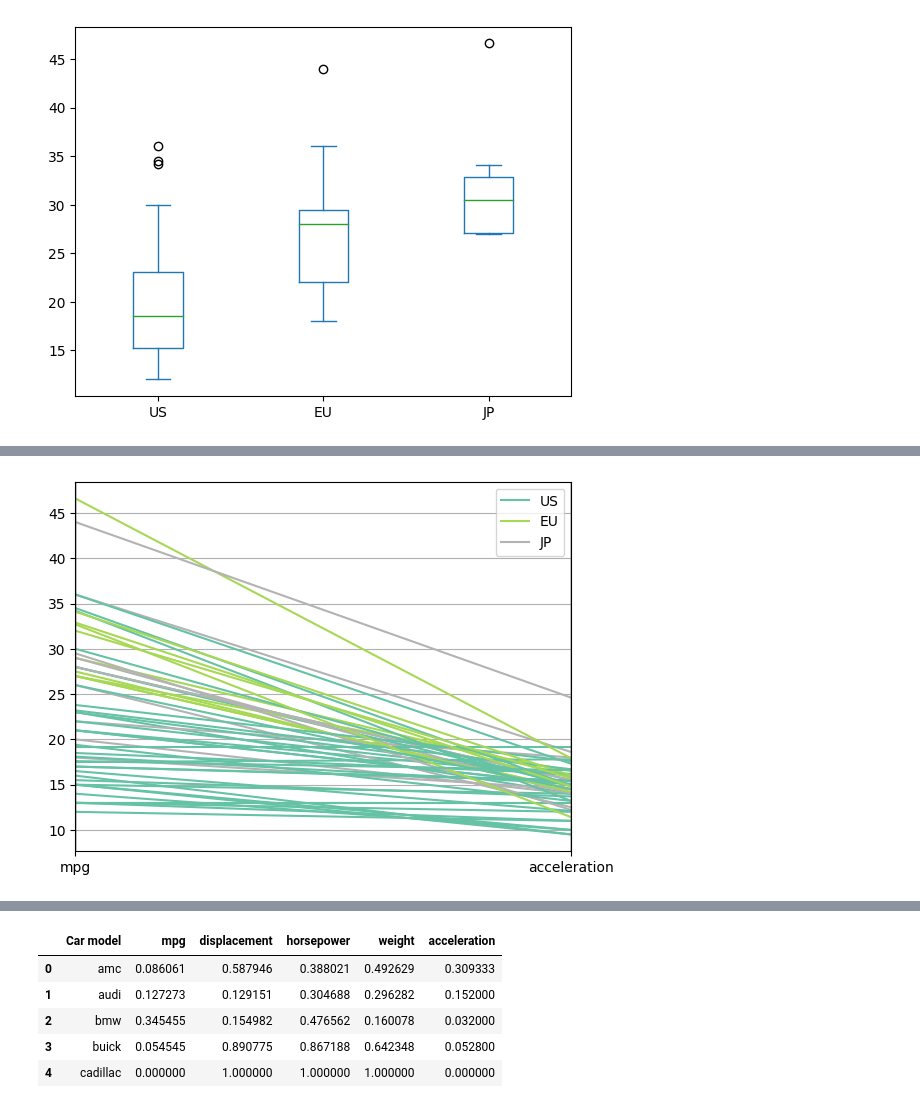
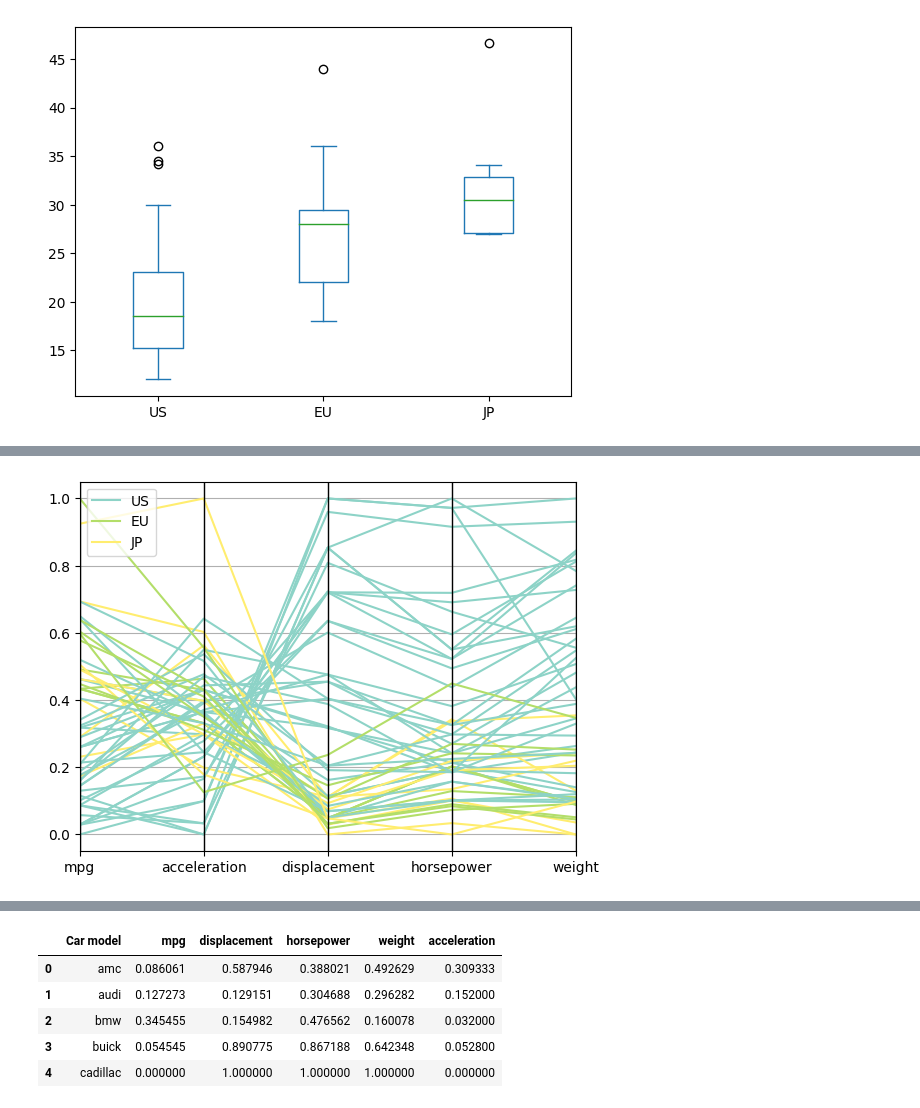
Before and after one commit to Takosaga/spring_24, a Jupyter notebook: data_mining/lab1/lab1.ipynb, the cells around one changed output, grey strips where cells are left out. Cells and saved outputs as stored; diff of their text form; code cells hidden in the pictures.

```diff
--- a/data_mining/lab1/lab1.ipynb
+++ b/data_mining/lab1/lab1.ipynb
@@ -106,7 +106,6 @@ No need to handle null/missing values
 auto_df['displacement'] = auto_df['displacement'].astype('float')
 auto_df['horsepower'] = auto_df['horsepower'].astype('float')
 auto_df['weight'] = auto_df['weight'].astype('int')
-auto_df['cylinders'] = auto_df['cylinders'].astype('category')
 auto_df['origin'] = auto_df['origin'].astype('category')
 auto_df['Car model'] = auto_df['Car model'].astype('category')
 # %%
@@ -250,9 +267,9 @@ plt.show()
 # %%
-parallel1_df = auto_df[['origin','mpg','acceleration']]
-parallel_coordinates(parallel1_df, 'origin', colormap=plt.get_cmap("Set2"))
+parallel1_df = variables_rescale(auto_df[['origin','mpg','acceleration','displacement','horsepower','weight']])
+parallel_coordinates(parallel1_df, 'origin', colormap=plt.get_cmap("Set3"))
 handles, labels = plt.gca().get_legend_handles_labels()
 renamed_labels = [x for x in origin_lables]
 plt.legend(handles, renamed_labels)
 plt.show()
 # %% [output]
-[figure, old version]
+[figure, new version]
```
Also changed, not shown: parts of 27 cells of this notebook.
